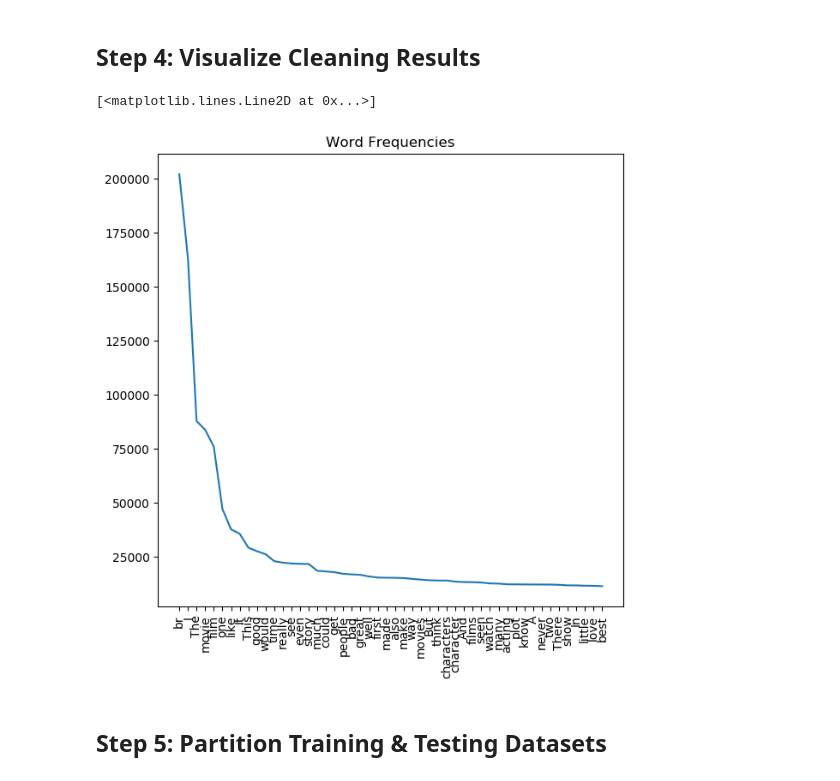
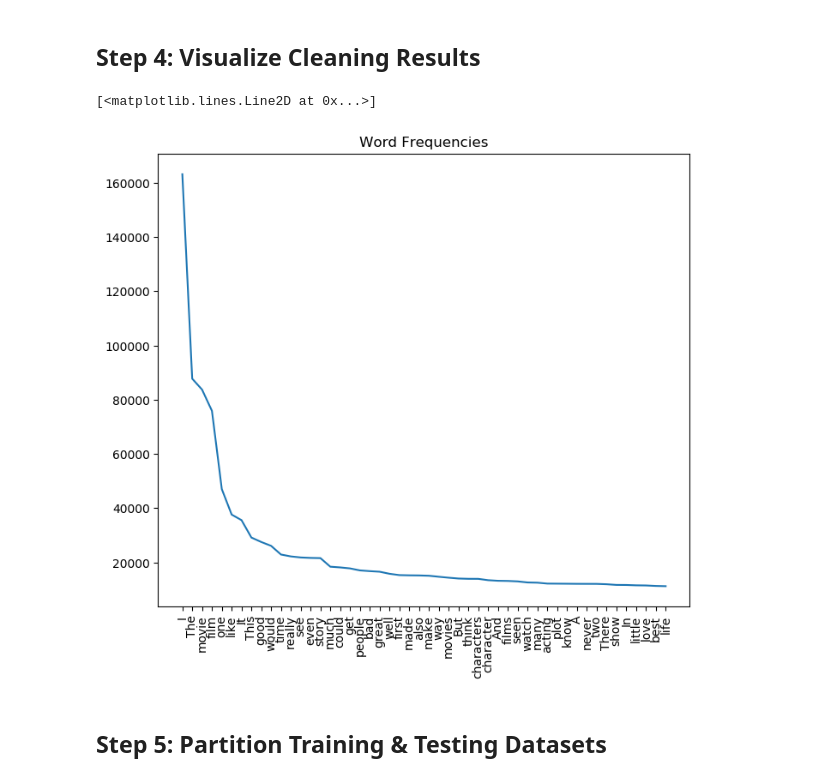
Before and after one commit to jyoung67/data-science, a Jupyter notebook: HW11/11-nlp.ipynb, the cells around one changed output. Cells and saved outputs as stored; diff of their text form; code cells hidden in the pictures.

```diff
--- a/HW11/11-nlp.ipynb
+++ b/HW11/11-nlp.ipynb
@@ -436,6 +436,8 @@ stop_words = set(stopwords.words('english'))
 tokens = [w for w in tokens if not w in stop_words]
 # Remove punctuation
 tokens = [w for w in tokens if w.isalnum()]
+# Remove html line breaks ('br')
+tokens = [elem for elem in tokens if elem != 'br']
 vocabulary = set(tokens)
 print("# of unique words:", len(vocabulary))
 frequency_dist = nltk.FreqDist(tokens)
@@ -446,25 +464,27 @@ list
 # %% [markdown]
 ## Step 4:  Visualize Cleaning Results
 # %%
+import matplotlib.pyplot as plt
+
 x = list(sorted(frequency_dist,key=frequency_dist.__getitem__, reverse=True)[0:50])
 y = []
 
 for cc in sorted(frequency_dist,key=frequency_dist.__getitem__, reverse=True)[0:50]:
     y.append(frequency_dist.__getitem__(cc))
 
-width_in_inches = 7
+width_in_inches = 8
 height_in_inches = 7
 dots_per_inch = 100
 
 plt.figure(
     figsize=(width_in_inches, height_in_inches),
     dpi=dots_per_inch)
 plt.xticks(rotation=90)
 plt.title("Word Frequencies")
 plt.plot(x,y)
 # %% [output]
 [<matplotlib.lines.Line2D at 0x...>]
-[figure, old version]
+[figure, new version]
 # %% [markdown]
 ## Step 5:  Partition Training & Testing Datasets
 # %%
```
Also changed, not shown: parts of 1 cell of this notebook.
